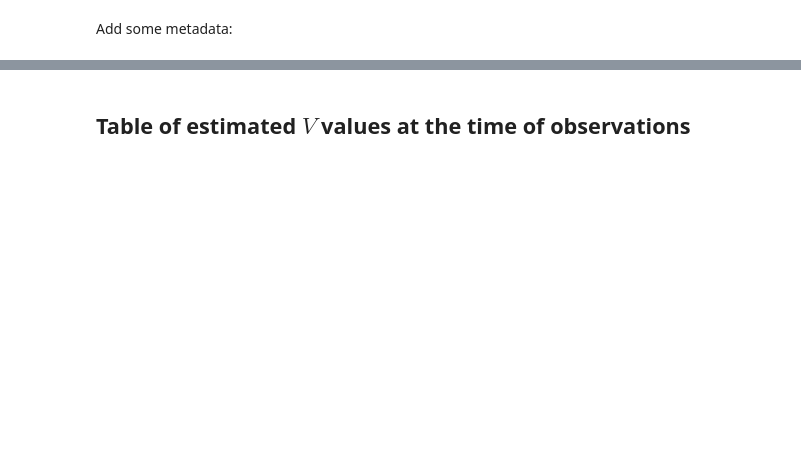
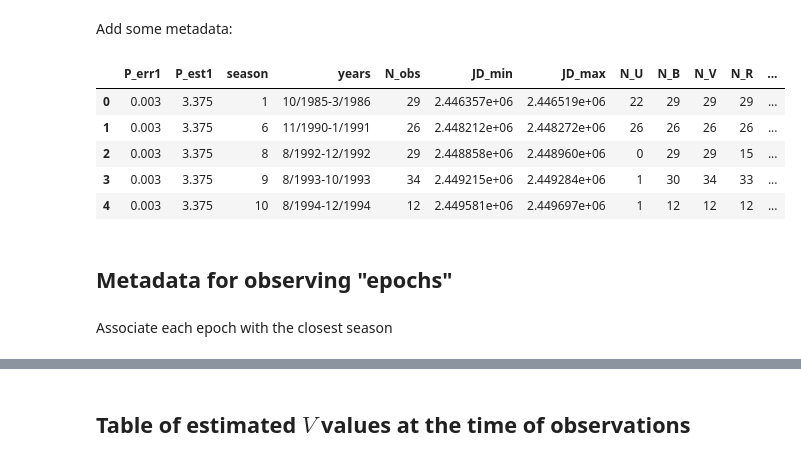
Before and after one commit to BrownDwarf/welter, a Jupyter notebook: notebooks/welter_issue018-09_compile_all_photometry.ipynb, the cells around one changed output, grey strips where cells are left out. Saved outputs shown, nothing was run; the diff lists cells and outputs as text; code cells hidden in the pictures; blank space fills up the shorter version.

```diff
--- a/notebooks/welter_issue018-09_compile_all_photometry.ipynb
+++ b/notebooks/welter_issue018-09_compile_all_photometry.ipynb
@@ -281,0 +277,4 @@ from scipy.signal import argrelmax
+# %%
+master.Verr[master.Vmag != master.Vmag] = np.NaN
+master.Rerr[master.Rmag != master.Rmag] = np.NaN
+master.Berr[master.Bmag != master.Bmag] = np.NaN
@@ -318,3 +298,12 @@ season_agg['N_obs'] = 0
+# %%
+season_agg['years'] = ''
+season_agg['N_obs'] = 0
+season_agg['JD_min'] = 0.0
+season_agg['JD_max'] = 0.0
+season_agg['N_U'] = 0
+season_agg['N_B'] = 0
+season_agg['N_V'] = 0
+season_agg['N_R'] = 0
 # %%
 for i in range(22):
     # get the data and best-fit angular frequency
@@ -326,3 +315,22 @@ for i in range(22):
                                                df.month[df.JD_like.argmax()],
                                                df.year.max())
     season_agg.N_obs[i] = len(df.Vmag)
+    season_agg.JD_min[i] = df.JD_like.min()
+    season_agg.JD_max[i] = df.JD_like.max()
+    season_agg.N_U[i] = (df.Umag == df.Umag).sum()
+    season_agg.N_B[i] = (df.Bmag == df.Bmag).sum()
+    season_agg.N_V[i] = (df.Vmag == df.Vmag).sum()
+    season_agg.N_R[i] = (df.Rmag == df.Rmag).sum()
+# %%
+season_agg['length'] = np.ceil(season_agg.JD_max-season_agg.JD_min)
+# %%
+season_agg.head()
+# %% [output]
+|  | P_err1 | P_est1 | season | years | N_obs | JD_min | JD_max | N_U | N_B | N_V | N_R | ... |
+| 0 | 0.003 | 3.375 | 1 | 10/1985-3/1986 | 29 | 2.446357e+06 | 2.446519e+06 | 22 | 29 | 29 | 29 | ... |
+| 1 | 0.003 | 3.375 | 6 | 11/1990-1/1991 | 26 | 2.448212e+06 | 2.448272e+06 | 26 | 26 | 26 | 26 | ... |
+| 2 | 0.003 | 3.375 | 8 | 8/1992-12/1992 | 29 | 2.448858e+06 | 2.448960e+06 | 0 | 29 | 29 | 15 | ... |
+| 3 | 0.003 | 3.375 | 9 | 8/1993-10/1993 | 34 | 2.449215e+06 | 2.449284e+06 | 1 | 30 | 34 | 33 | ... |
+| 4 | 0.003 | 3.375 | 10 | 8/1994-12/1994 | 12 | 2.449581e+06 | 2.449697e+06 | 1 | 12 | 12 | 12 | ... |
+# %% [markdown]
+## Metadata for observing "epochs"
@@ -328,0 +339,2 @@ for i in range(22):
+# %% [markdown]
+Associate each epoch with the closest season
```
Also changed, not shown: parts of 67 cells of this notebook, 1 other file.
